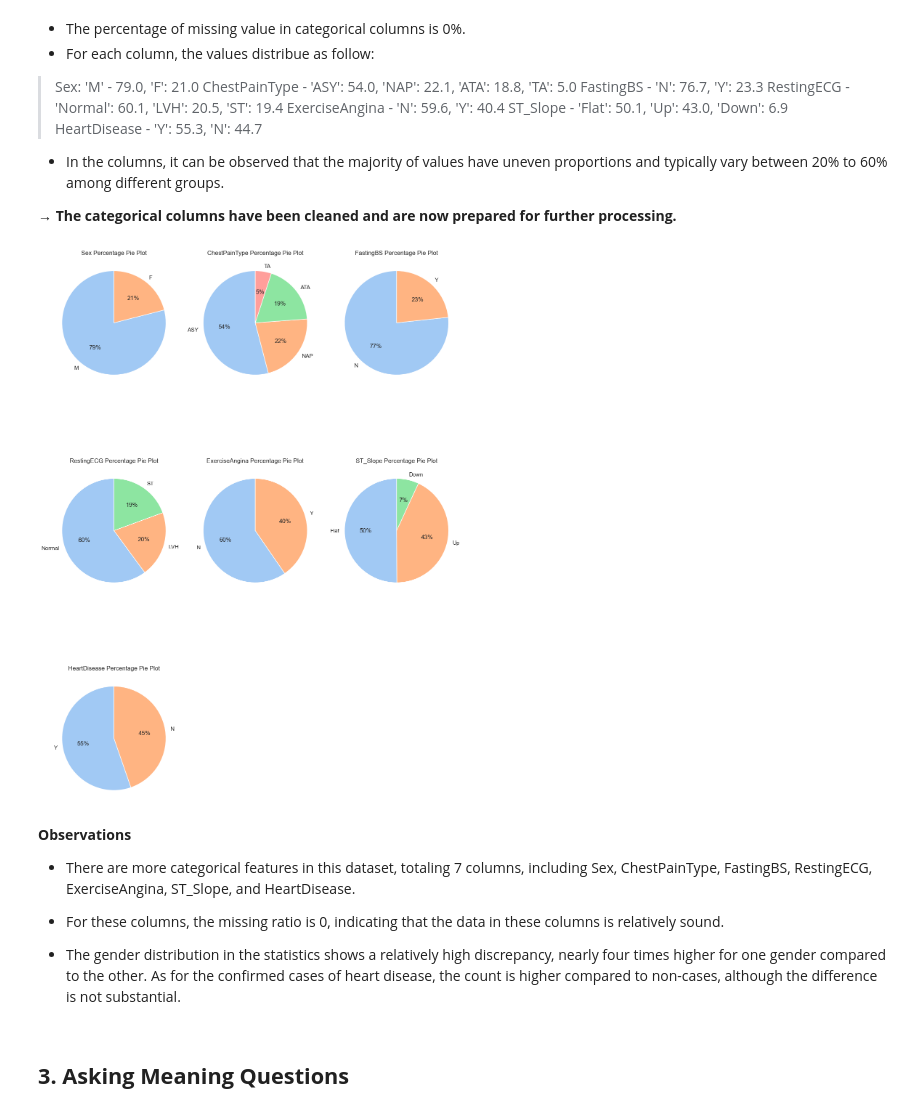
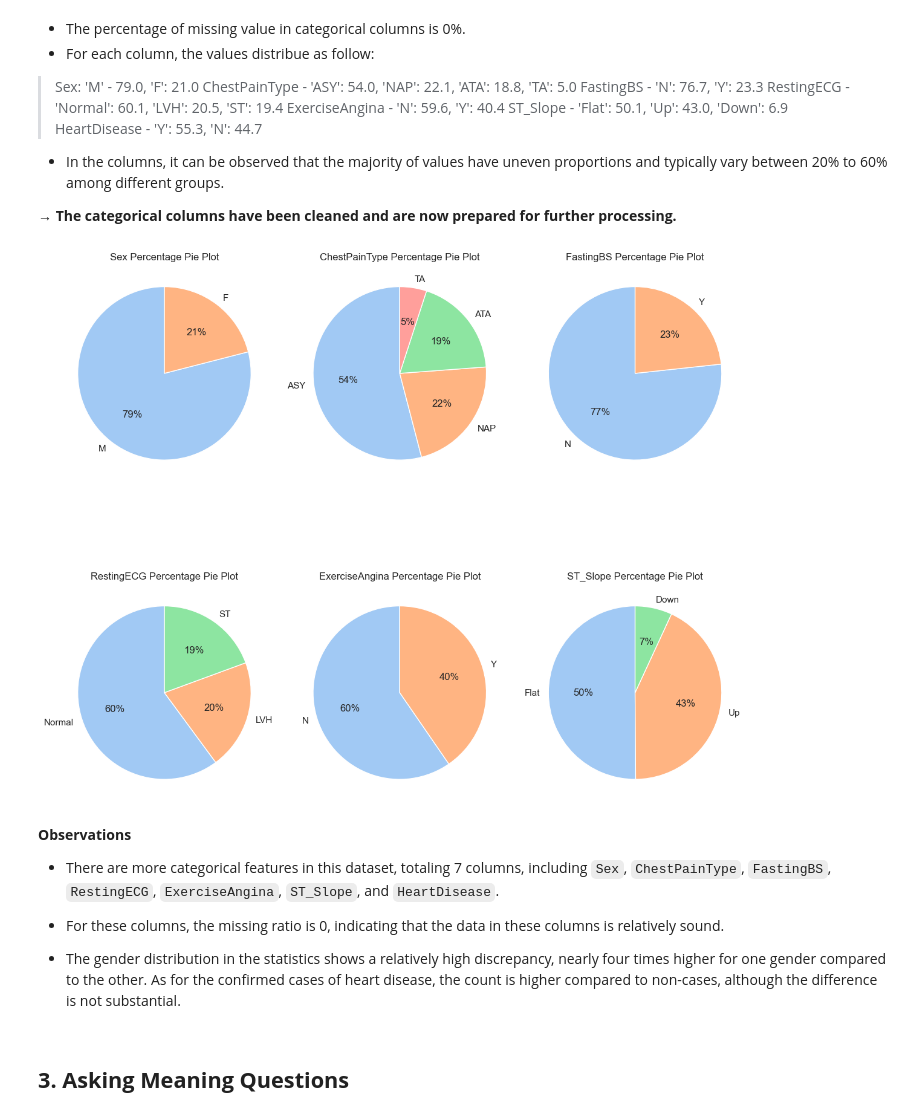
Before and after one commit to Deadinside-at-HCMUS/CSC17104-project, a Jupyter notebook: Notebook.ipynb, the cells around one changed output. Cells and saved outputs as stored; diff of their text form; code cells hidden in the pictures.

```diff
--- a/Notebook.ipynb
+++ b/Notebook.ipynb
@@ -305,8 +306,8 @@ for i, col in enumerate(num_col_df.columns):
     col_index = i % charts_per_row
 
     size = 2 + i % 3
-    sns.boxplot(x=num_col_df[col], color=colors[i], fliersize=5, linewidth=2, ax=axes[i])
-    axes[i].set_title(f'Boxplot of {col}', fontsize=16)
+    sns.histplot(num_col_df[col], color=colors[i], kde=False, ax=axes[i])
+    axes[i].set_title(f'Histogram of {col}', fontsize=16)
     axes[i].set_xlabel(col, fontsize=14)
     axes[i].figure.set_size_inches(size * 3, size * 3)
 
@@ -338,7 +353,7 @@ For columns containing non-numeric data types, we compute the following:
 
 - `value_ratios`: The sorted percentages (ranging from 0 to 100) of each unique value in descending order. The computation disregards missing values, and the ratio is based on the count of non-missing values. We employ a dictionary to store this information, where the keys are the unique values, and the corresponding values are their respective percentages.
 # %%
-cat_col_df = df.select_dtypes(include='object')
+cat_col_df = df.select_dtypes(include='object').drop(['HeartDisease'], axis=1)
 
 def missing_ratio(s):
     return (s.isna().mean() * 100).round(1)
@@ -383,35 +398,30 @@ HeartDisease - 'Y': 55.3, 'N': 44.7</br>
 # %%
 colors = sns.color_palette('pastel')[0:5]
 
 num_cols = len(cat_col_df.columns)
 charts_per_row = 3
 num_rows = -(-num_cols // charts_per_row)
 
 fig, axes = plt.subplots(num_rows, charts_per_row, figsize=(12, 6*num_rows), sharex='all', sharey='all')
 
 for i, col in enumerate(cat_col_df.columns):
     labels = cat_col_info_df[col].value_ratios.keys()
     ratio_data = cat_col_info_df[col].value_ratios.values()
 
     row_index = i // charts_per_row
     col_index = i % charts_per_row
 
     axes[row_index, col_index].pie(ratio_data, labels=labels, colors=colors, autopct='%.0f%%', startangle=90)
     axes[row_index, col_index].set_title(f'{col} Percentage Pie Plot')
 
-for i in range(num_cols, num_rows * charts_per_row):
-    row_index = i // charts_per_row
-    col_index = i % charts_per_row
-    fig.delaxes(axes[row_index, col_index])
-
 plt.tight_layout()
 plt.show()
 # %% [output]
-[figure, old version]
+[figure, new version]
 # %% [markdown]
 **Observations**
 
-- There are more categorical features in this dataset, totaling 7 columns, including Sex, ChestPainType, FastingBS, RestingECG, ExerciseAngina, ST_Slope, and HeartDisease.
+- There are more categorical features in this dataset, totaling 7 columns, including `Sex`, `ChestPainType`, `FastingBS`, `RestingECG`, `ExerciseAngina`, `ST_Slope`, and `HeartDisease`.
 
 - For these columns, the missing ratio is 0, indicating that the data in these columns is relatively sound.
 
```
Also changed, not shown: parts of 38 cells of this notebook.
